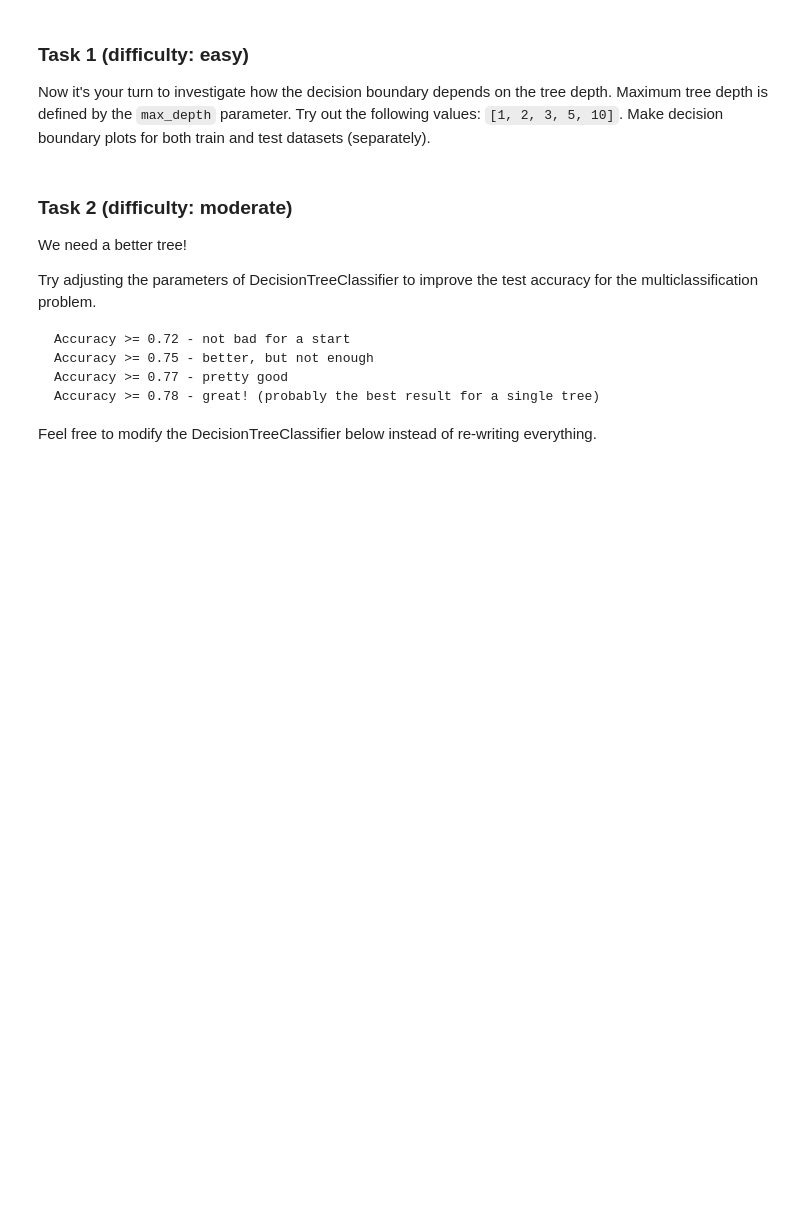
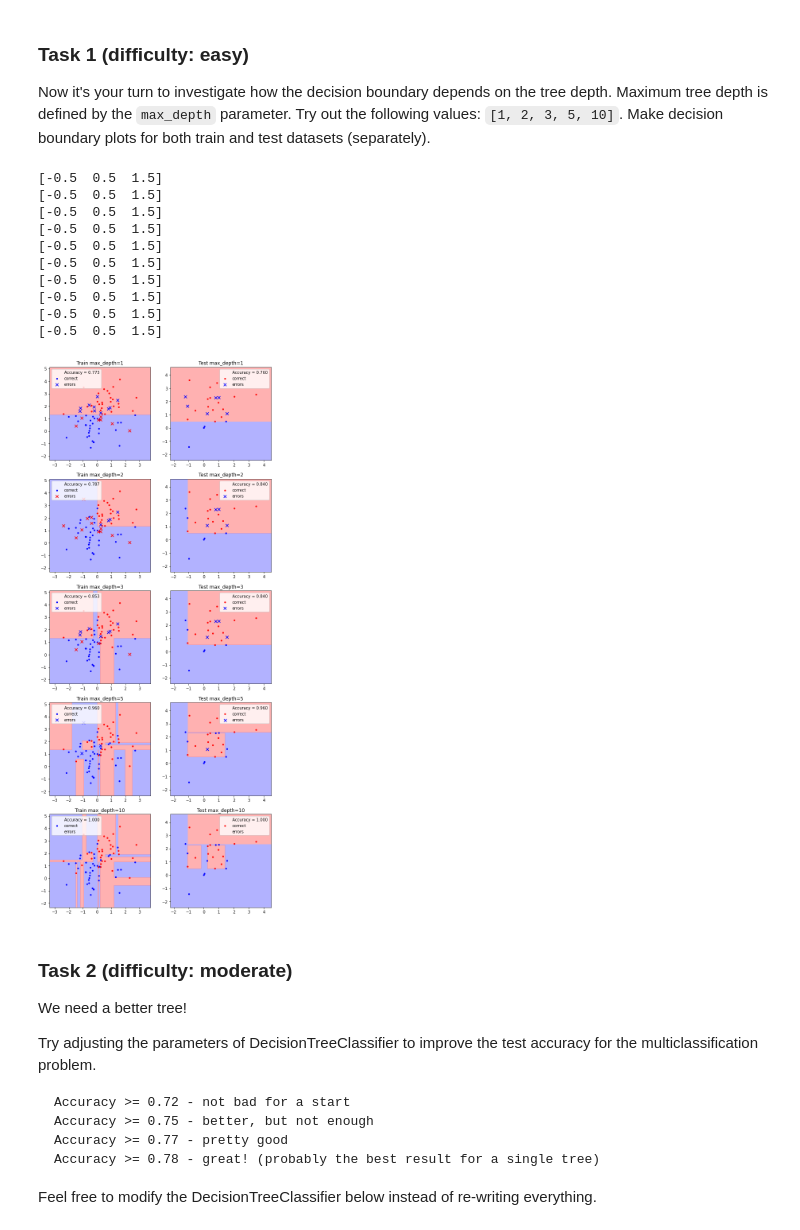
Before and after one commit to postolache/onboarding-ml, a Jupyter notebook: 03. Classification and Decision Trees/decision-trees.ipynb, the cells around one changed output. Saved outputs shown, nothing was run; the diff lists cells and outputs as text; code cells hidden in the pictures; blank space fills up the shorter version.

```diff
--- a/03. Classification and Decision Trees/decision-trees.ipynb
+++ b/03. Classification and Decision Trees/decision-trees.ipynb
@@ -123,14 +133,31 @@ Now it's your turn to investigate how the decision boundary depends on the tree
 # %%
 depth_values = [1, 2, 3, 5, 10]
 
 fig, axes_matrix = plt.subplots(nrows=len(depth_values), ncols=2,
                                 figsize=(2*5, 5*len(depth_values)))
 for depth, (axes_train, axes_test) in zip(depth_values, axes_matrix):
     # The boilerplate code is the elegant way to get a grid of plots in matplotlib
     # All you need is to fit a decision tree and call plot_decision_surface
     # axes_train and axes_test for train and test plots correspondingly
     # your code here
-    raise NotImplementedError
+    clf = DecisionTreeClassifier(max_depth=depth).fit(X_toy_train, y_toy_train)
+    plot_decision_surface(clf, X_toy_train, y_toy_train, axes=axes_train)
+    axes_train.set_title('Train max_depth={}'.format(depth))
+    clf = DecisionTreeClassifier(max_depth=depth).fit(X_toy_test, y_toy_test)
+    axes_test.set_title('Test max_depth={}'.format(depth))
+    plot_decision_surface(clf, X_toy_test, y_toy_test, axes=axes_test)
+# %% [output]
+[-0.5  0.5  1.5]
+[-0.5  0.5  1.5]
+[-0.5  0.5  1.5]
+[-0.5  0.5  1.5]
+[-0.5  0.5  1.5]
+[-0.5  0.5  1.5]
+[-0.5  0.5  1.5]
+[-0.5  0.5  1.5]
+[-0.5  0.5  1.5]
+[-0.5  0.5  1.5]
+[figure, added]
 # %% [markdown]
 ### Task 2 (difficulty: moderate)
 We need a better tree!
```
Also changed, not shown: parts of 7 cells of this notebook.
